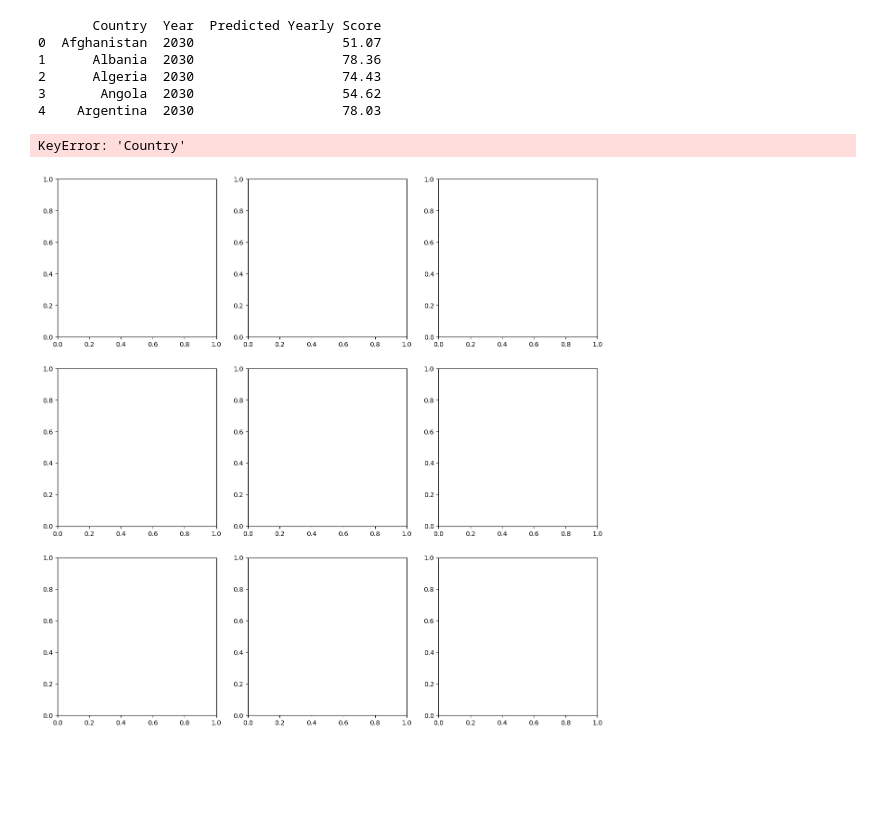
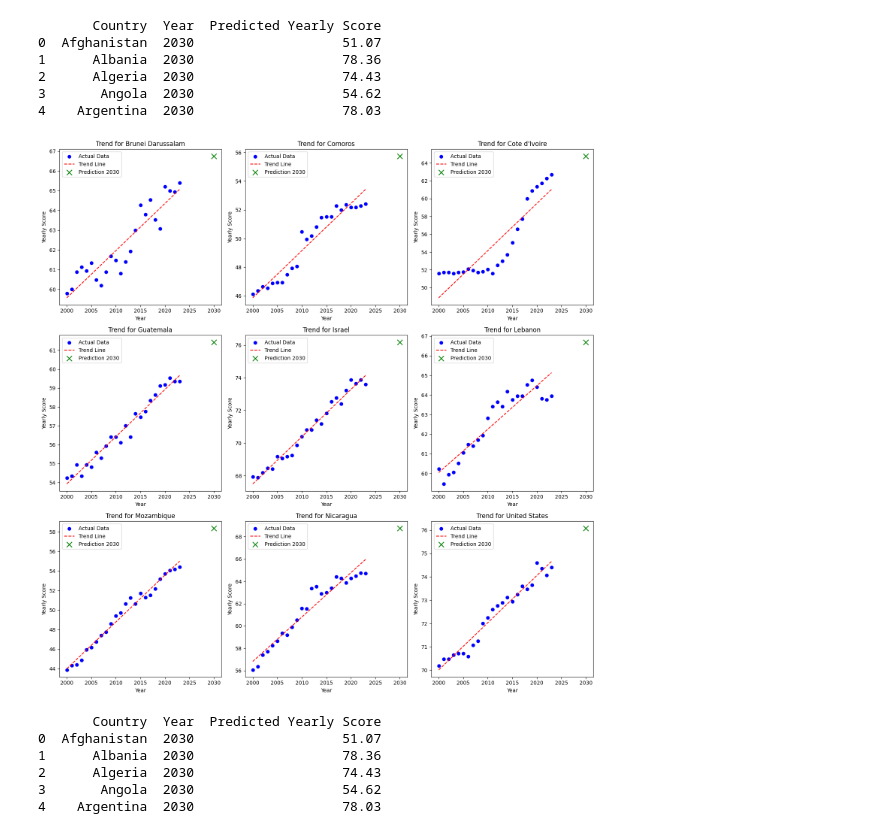
Before and after one commit to bennettcatho/sdgprogress.github.io, a Jupyter notebook: py/part 1 -predict value of 2030.ipynb, the cells around one changed output. Saved outputs shown, nothing was run; the diff lists cells and outputs as text; code cells hidden in the pictures; blank space fills up the shorter version.

Commit message:
sorted countries

```diff
--- a/py/part 1 -predict value of 2030.ipynb
+++ b/py/part 1 -predict value of 2030.ipynb
@@ -48,6 +46,9 @@ Those values have been filled with 0.
 The Column Yearly Score was converted to a numerical format.
 # %%
 df["Yearly Score"] = df["Yearly Score"].str.replace(",", ".").astype(float)
+goals = ['goal1', 'goal2', 'goal3', 'goal4', 'goal5', 'goal6', 'goal7', 'goal8', 'goal9', 'goal10','goal11', 'goal12', 'goal13', 'goal14', 'goal15', 'goal16', 'goal17']
+for goal in goals:
+    df[str(goal)] = df[str(goal)].astype(float)
 df.fillna(0, inplace=True)
 df.head()
 # %% [output]
@@ -111,12 +112,6 @@ import pandas as pd
 import numpy as np
 import matplotlib.pyplot as plt
 from sklearn.linear_model import LinearRegression
-
-# Load Data
-file_path = "../data/data-ml.csv"
-df = pd.read_csv(file_path)
-df["Yearly Score"] = df["Yearly Score"].str.replace(",", ".").astype(float)
-df.fillna(0, inplace=True)
 
 # Keep only relevant columns
 df = df[["Country", "year", "Yearly Score"]]
@@ -128,41 +123,49 @@ predictions = []
 # Train model and visualize trends for each country
 fig, axes = plt.subplots(3, 3, figsize=(15, 15))
 axes = axes.flatten()
-selected_countries = df['Country'].drop_duplicates().sample(9)
+selected_countries = df['Country'].drop_duplicates().sample(min(9, df['Country'].nunique()))
 filtered_df = df[df['Country'].isin(selected_countries)]
 
-for idx, (country, data) in enumerate(selected_countries.groupby("Country")):
+plot_idx = 0  # Track valid plot indices
+
+for country, data in df.groupby("Country"):
     X = data["year"].values.reshape(-1, 1)
     y = data["Yearly Score"].values
 
     if len(X) < 2:
         continue  # Skip countries with insufficient data
 
     model = LinearRegression()
     model.fit(X, y)
 
     # Predict for 2030
     y_pred_2030 = model.predict([[2030]])[0]
     predictions.append({"Country": country, "Year": 2030, "Predicted Yearly Score": y_pred_2030})
 
     # Plot trends for selected countries
-    if country in selected_countries.values:
-        ax = axes[idx]
+    if country in selected_countries.values and plot_idx < len(axes):
+        ax = axes[plot_idx]
+        plot_idx += 1  # Increment only for valid plots
         y_pred = model.predict(X)
         ax.scatter(X, y, color='blue', label='Actual Data')
         ax.plot(X, y_pred, color='red', linestyle='dashed', label='Trend Line')
         ax.scatter([2030], [y_pred_2030], color='green', marker='x', s=100, label='Prediction 2030')
         ax.set_xlabel('Year')
         ax.set_ylabel('Yearly Score')
         ax.set_title(f'Trend for {country}')
         ax.legend()
 
 plt.tight_layout()
 plt.show()
 
 # Convert results to DataFrame
 pred_df = pd.DataFrame(predictions)
 print(pred_df.head())
 # %% [output]
+[figure, new version]
-KeyError: 'Country'
+       Country  Year  Predicted Yearly Score
+0  Afghanistan  2030                   51.07
+1      Albania  2030                   78.36
+2      Algeria  2030                   74.43
+3       Angola  2030                   54.62
+4    Argentina  2030                   78.03
-[figure, old version]
```
Also changed, not shown: parts of 4 cells of this notebook, 3 other files.
